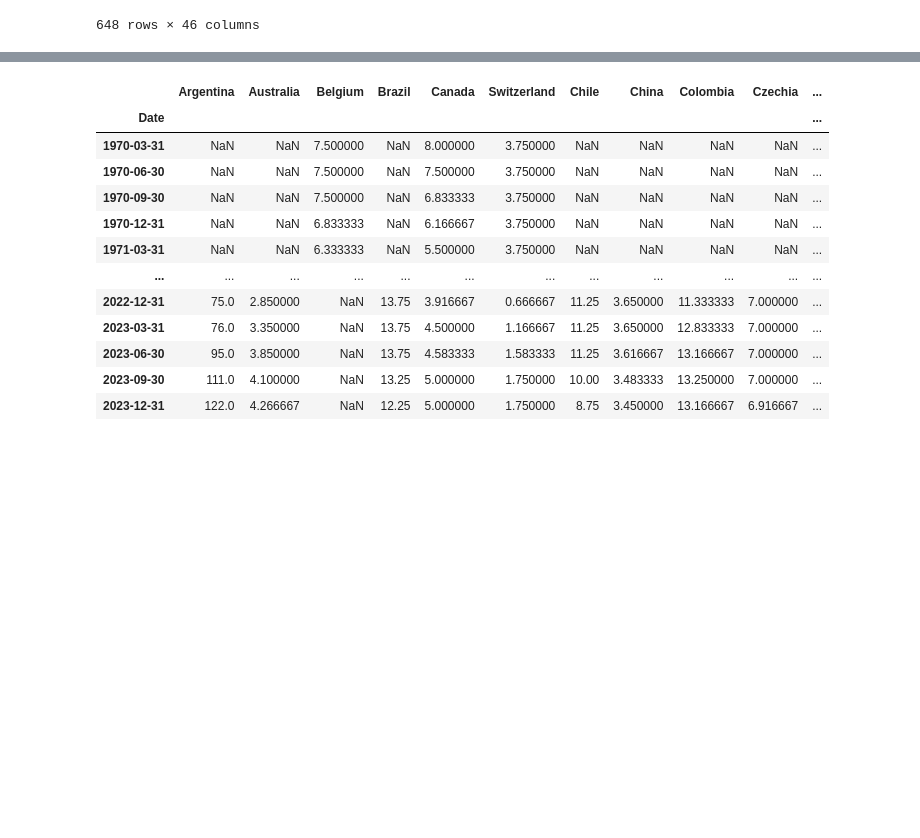
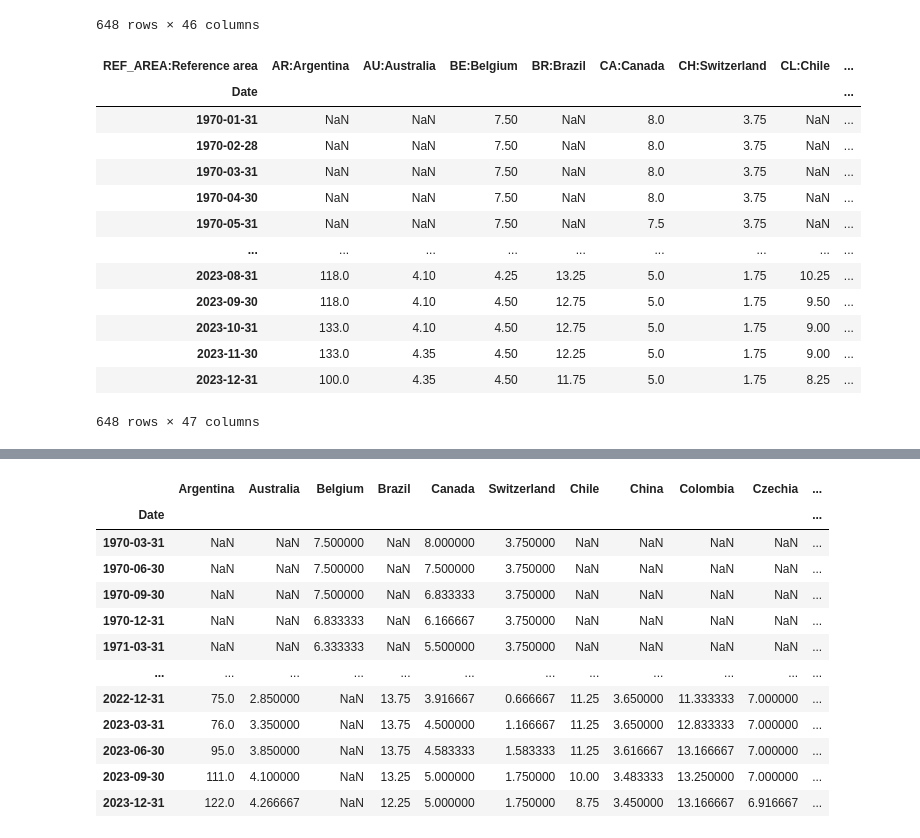
Before and after one commit to mvanaltvorst/seminar, a Jupyter notebook: notebooks/data/interest_rate_data.ipynb, the cells around one changed output, grey strips where cells are left out. Cells and saved outputs as stored; diff of their text form; code cells hidden in the pictures; blank space fills up the shorter version.

```diff
--- a/notebooks/data/interest_rate_data.ipynb
+++ b/notebooks/data/interest_rate_data.ipynb
@@ -41,3 +46,27 @@ df_interest_rate = df_interest_rate.dropna(axis=1, how='all')
+# %%
+# for all countries who only have missing values after 199, i.e. the euro country areas
+# set their inflation after 1990-01-31 equal to that of euro area
+for country in df_subset.columns:
+    if df_subset[country].isna().all():
+        col_index = df_interest_rate.columns.get_loc(country)
+        df_interest_rate.iloc[rows:, col_index] =  df_interest_rate.iloc[rows:, euro_index]
+
+df_interest_rate
+# %% [output]
+| REF_AREA:Reference area | AR:Argentina | AU:Australia | BE:Belgium | BR:Brazil | CA:Canada | CH:Switzerland | CL:Chile | ... |
+| Date |  |  |  |  |  |  |  | ... |
+| 1970-01-31 | NaN | NaN | 7.50 | NaN | 8.0 | 3.75 | NaN | ... |
+| 1970-02-28 | NaN | NaN | 7.50 | NaN | 8.0 | 3.75 | NaN | ... |
+| 1970-03-31 | NaN | NaN | 7.50 | NaN | 8.0 | 3.75 | NaN | ... |
+| 1970-04-30 | NaN | NaN | 7.50 | NaN | 8.0 | 3.75 | NaN | ... |
+| 1970-05-31 | NaN | NaN | 7.50 | NaN | 7.5 | 3.75 | NaN | ... |
+| ... | ... | ... | ... | ... | ... | ... | ... | ... |
+| 2023-08-31 | 118.0 | 4.10 | 4.25 | 13.25 | 5.0 | 1.75 | 10.25 | ... |
+| 2023-09-30 | 118.0 | 4.10 | 4.50 | 12.75 | 5.0 | 1.75 | 9.50 | ... |
+| 2023-10-31 | 133.0 | 4.10 | 4.50 | 12.75 | 5.0 | 1.75 | 9.00 | ... |
+| 2023-11-30 | 133.0 | 4.35 | 4.50 | 12.25 | 5.0 | 1.75 | 9.00 | ... |
+| 2023-12-31 | 100.0 | 4.35 | 4.50 | 11.75 | 5.0 | 1.75 | 8.25 | ... |
+648 rows × 47 columns
 # %%
 # Count how many countries have data for each date
 df_interest_rate['count'] = df_interest_rate.count(axis=1)
```
Also changed, not shown: parts of 3 cells of this notebook, 1 other file.
